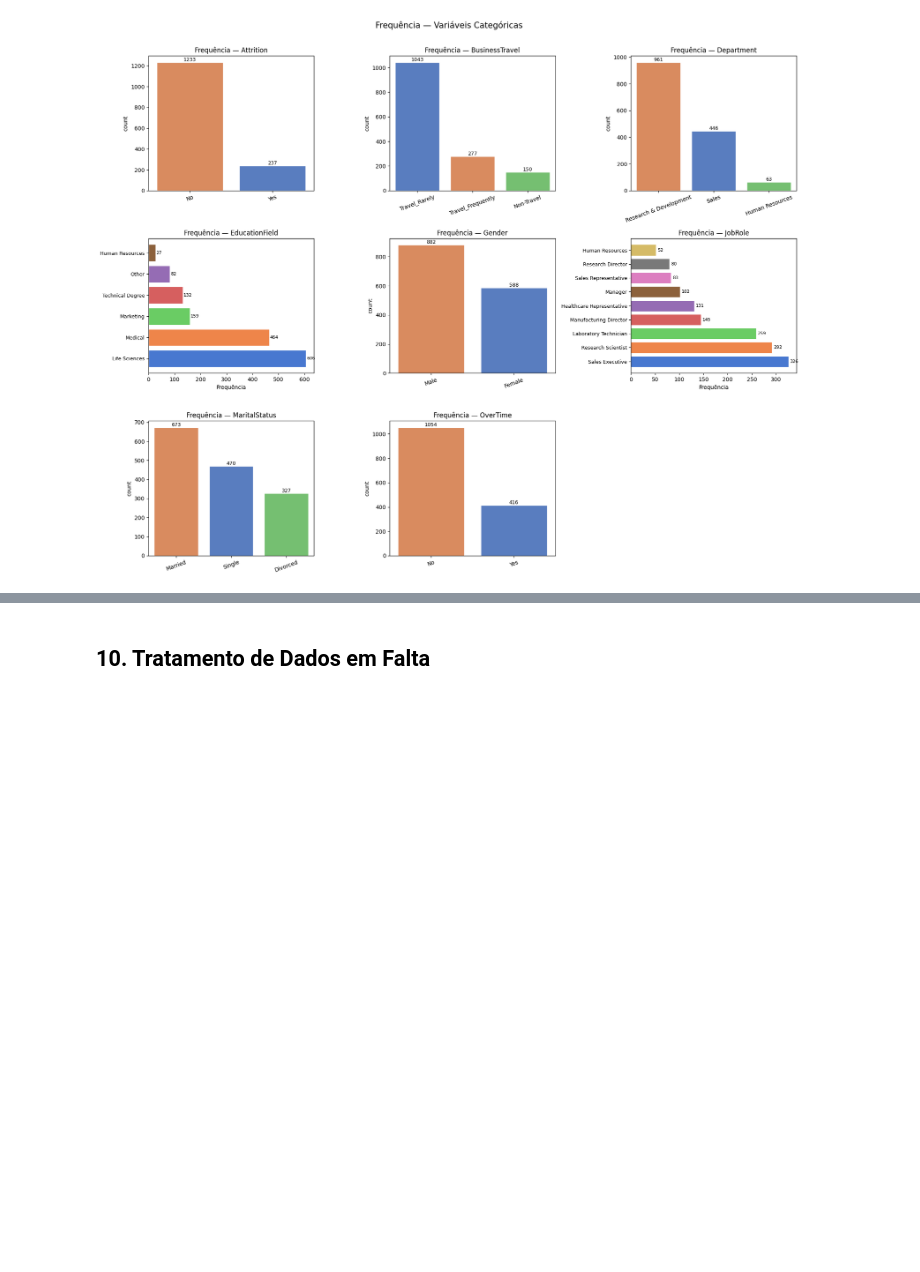
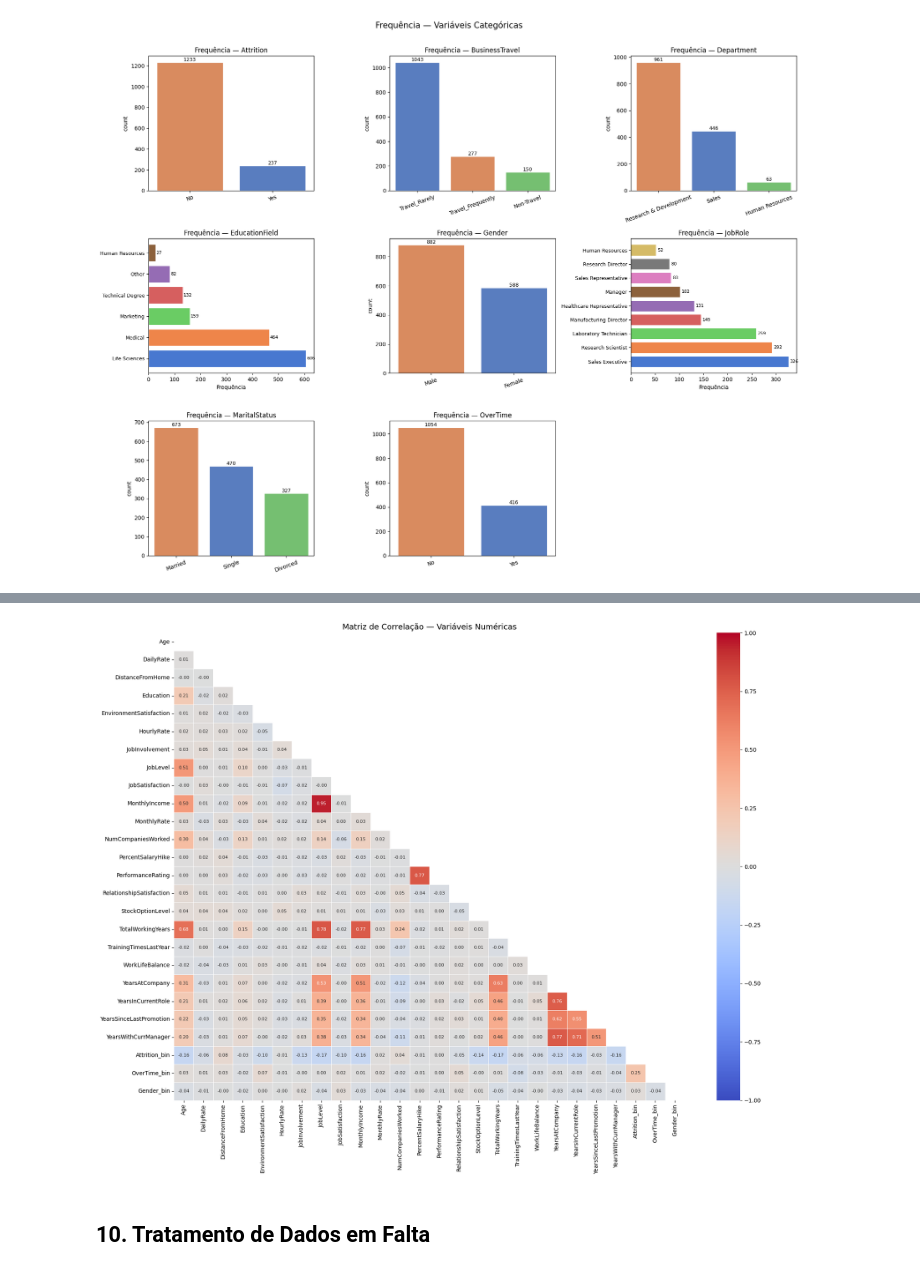
Before and after one commit to LuiscnFigueira/Projeto-cdg-grupo10, a Jupyter notebook: notebooks/M2_exploração.ipynb, the cells around one changed output, grey strips where cells are left out. Cells and saved outputs as stored; diff of their text form; code cells hidden in the pictures; blank space fills up the shorter version.

```diff
--- a/notebooks/M2_exploração.ipynb
+++ b/notebooks/M2_exploração.ipynb
@@ -376,3 +408,16 @@ plt.show()
+# %%
+corr_matrix = df[variaveis_numericas].corr()
+
+plt.figure(figsize=(18, 14))
+mask = np.triu(np.ones_like(corr_matrix, dtype=bool))
+sns.heatmap(corr_matrix, mask=mask, annot=True, fmt=".2f", cmap="coolwarm",
+            center=0, vmin=-1, vmax=1, linewidths=0.5, annot_kws={"size": 8})
+plt.title("Matriz de Correlação — Variáveis Numéricas", fontsize=14)
+plt.tight_layout()
+plt.show()
+# Autor: Luís Figueira
+# %% [output]
+[figure, added]
 # %% [markdown]
 ## 10. Tratamento de Dados em Falta
 # %%
```
Also changed, not shown: parts of 5 cells of this notebook.
